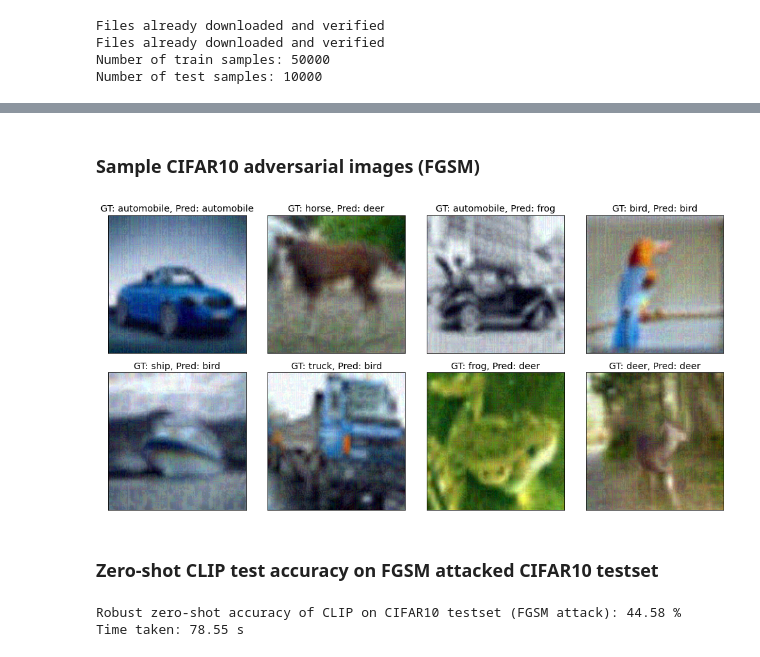
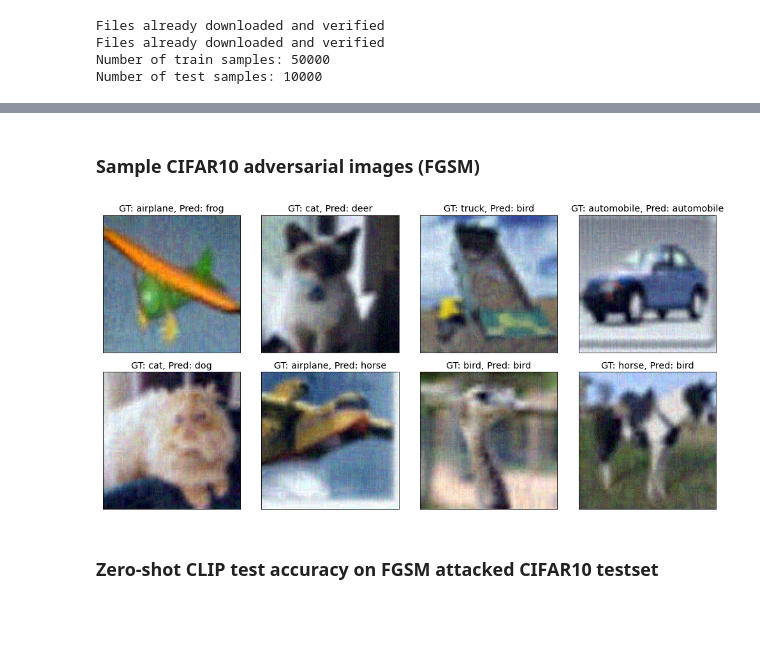
Before and after one commit to saqib1707/Adversarial-Robustness-Analysis, a Jupyter notebook: adv_attacks/code/attack_CLIP.ipynb, the cells around one changed output, grey strips where cells are left out. Drawn from its saved outputs; the diff is of its cells as text; code cells hidden in the pictures; blank space fills up the shorter version.

```diff
--- a/adv_attacks/code/attack_CLIP.ipynb
+++ b/adv_attacks/code/attack_CLIP.ipynb
@@ -460,57 +419,22 @@ Time taken: 22.82 s
-# %% [markdown]
-### Sample CIFAR10 adversarial images (FGSM)
-# %%
-fgsm_attack = FGSM_CLIP(model_CLIP, eps=10/255)
-
-text_tokens = clip.tokenize(text_descriptions).to(device)
-text_features = model_CLIP.encode_text(text_tokens).float()
-text_features = text_features / torch.linalg.norm(text_features, dim=1, keepdim=True)
-
-sample_adv_imgs = fgsm_attack(sample_imgs, sample_gt_labels, text_features)
-
-# construct similarity map for (sample images, class descriptions)
-sim_map = construct_similarity_map(model_CLIP, sample_adv_imgs, text_descriptions)
-
-# predict CLIP model output on sample images
-sample_pred = torch.argmax(sim_map, dim=1)
-
-show_sample_imgs(sample_adv_imgs.cpu().numpy(), cifar10_classes, sample_gt_labels, sample_pred)
-# %% [output]
-[figure, removed]
-# %% [markdown]
-### Zero-shot CLIP test accuracy on FGSM attacked CIFAR10 testset
-# %%
-start_time = time.time()
-
-num_samples = 0
-num_corr_pred = 0
-model_CLIP.eval()
-
-text_tokens = clip.tokenize(text_descriptions).to(device)
-text_features = model_CLIP.encode_text(text_tokens).float()
-text_features = text_features / torch.linalg.norm(text_features, dim=1, keepdim=True)
-
-for itr, (batch_imgs, batch_labels) in enumerate(tqdm(testloader)):
-    batch_imgs = batch_imgs.to(device)
-    batch_labels = batch_labels.to(device)
-
-    X_test_adv = fgsm_attack(batch_imgs, batch_labels, text_features)
-    Y_test_gt = batch_labels
-
-    # compute model prediction
-    img_features = model_CLIP.encode_image(X_test_adv).float()
-    img_features = img_features / torch.linalg.norm(img_features, dim=1, keepdim=True)
-
-    similarity_map = torch.matmul(img_features, text_features.T)
-    Y_test_pred = torch.argmax(similarity_map, dim=1)
-
-    num_samples += batch_imgs.shape[0]
-    num_corr_pred += float((Y_test_pred == Y_test_gt).sum())
-
-test_acc = round(100.0 * num_corr_pred / num_samples, 4)
-
-print("Robust zero-shot accuracy of CLIP on CIFAR10 testset (FGSM attack): {} %".format(test_acc))
-print("Time taken: {} s".format(round(time.time() - start_time, 2)))
-# %% [output]
-Robust zero-shot accuracy of CLIP on CIFAR10 testset (FGSM attack): 44.58 %
-Time taken: 78.55 s
+# %% [markdown]
+### Sample CIFAR10 adversarial images (FGSM)
+# %%
+fgsm_attack = torchattacks.attack_methods.fgsm.FGSM_CLIP(model_CLIP, eps=10/255)
+
+text_tokens = clip.tokenize(text_descriptions).to(device)
+text_features = model_CLIP.encode_text(text_tokens).float()
+text_features = text_features / torch.linalg.norm(text_features, dim=1, keepdim=True)
+
+sample_adv_imgs = fgsm_attack(sample_imgs, sample_gt_labels, text_features)
+
+# construct similarity map for (sample images, class descriptions)
+sim_map = construct_similarity_map(model_CLIP, sample_adv_imgs, text_descriptions)
+
+# predict CLIP model output on sample images
+sample_pred = torch.argmax(sim_map, dim=1)
+
+show_sample_imgs(sample_adv_imgs.cpu().numpy(), cifar10_classes, sample_gt_labels, sample_pred)
+# %% [output]
+[figure, added]
+# %% [markdown]
+### Zero-shot CLIP test accuracy on FGSM attacked CIFAR10 testset
```
Also changed, not shown: parts of 35 cells of this notebook, 19 other files.
